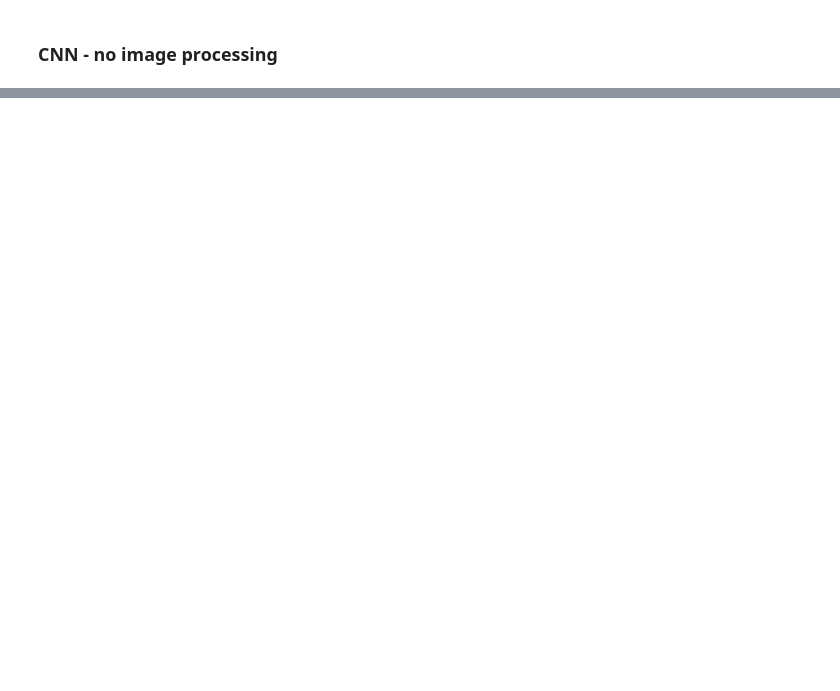
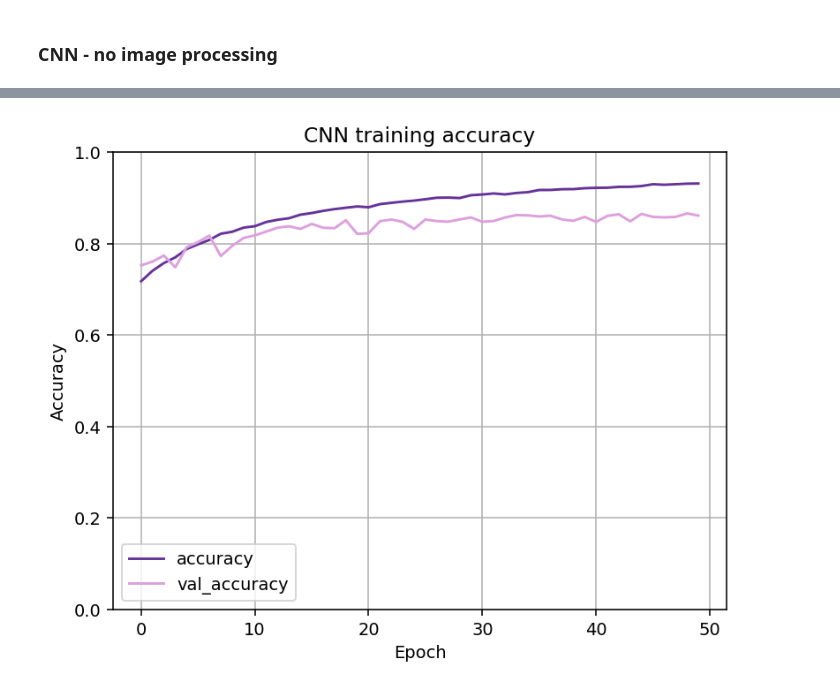
Before and after one commit to adamaj99pwr/ML, a Jupyter notebook: lab4/lab4.ipynb, the cells around one changed output, grey strips where cells are left out. Saved outputs shown, nothing was run; the diff lists cells and outputs as text; code cells hidden in the pictures; blank space fills up the shorter version.

```diff
--- a/lab4/lab4.ipynb
+++ b/lab4/lab4.ipynb
@@ -68,0 +148,7 @@ WARNING:tensorflow:From c:\Users\majchrza\AppData\Local\Programs\Python\Python31
+# %%
+tuner = keras_tuner.RandomSearch(build_model, objective='val_accuracy', max_trials = 1)
+x_tr = X_train[:-5000]
+y_tr = y_train[:-5000]
+x_val = X_train[-5000:]
+y_val = y_train[-5000:]
+tuner.search(x_tr, y_tr, epochs=3, validation_data=(x_val, y_val))
@@ -68,0 +157,3 @@ WARNING:tensorflow:From c:\Users\majchrza\AppData\Local\Programs\Python\Python31
+# %%
+cnn = tuner.get_best_models(num_models=1)[0]
+cnn.summary()
@@ -68,0 +178,2 @@ WARNING:tensorflow:From c:\Users\majchrza\AppData\Local\Programs\Python\Python31
+# %%
+cnn_fit = cnn.fit(x=X_train, y=y_train, batch_size=64, epochs=50, validation_split=0.1)
@@ -68,0 +199,12 @@ WARNING:tensorflow:From c:\Users\majchrza\AppData\Local\Programs\Python\Python31
+# %%
+plt.plot(cnn_fit.history['accuracy'], label='accuracy', color='rebeccapurple')
+plt.plot(cnn_fit.history['val_accuracy'], label = 'val_accuracy', color='plum')
+plt.xlabel('Epoch')
+plt.ylabel('Accuracy')
+plt.ylim([0, 1])
+plt.grid()
+plt.title('CNN training accuracy')
+plt.legend()
+plt.show()
+# %% [output]
+[figure, added]
```
Also changed, not shown: parts of 42 cells of this notebook, 8 other files.
